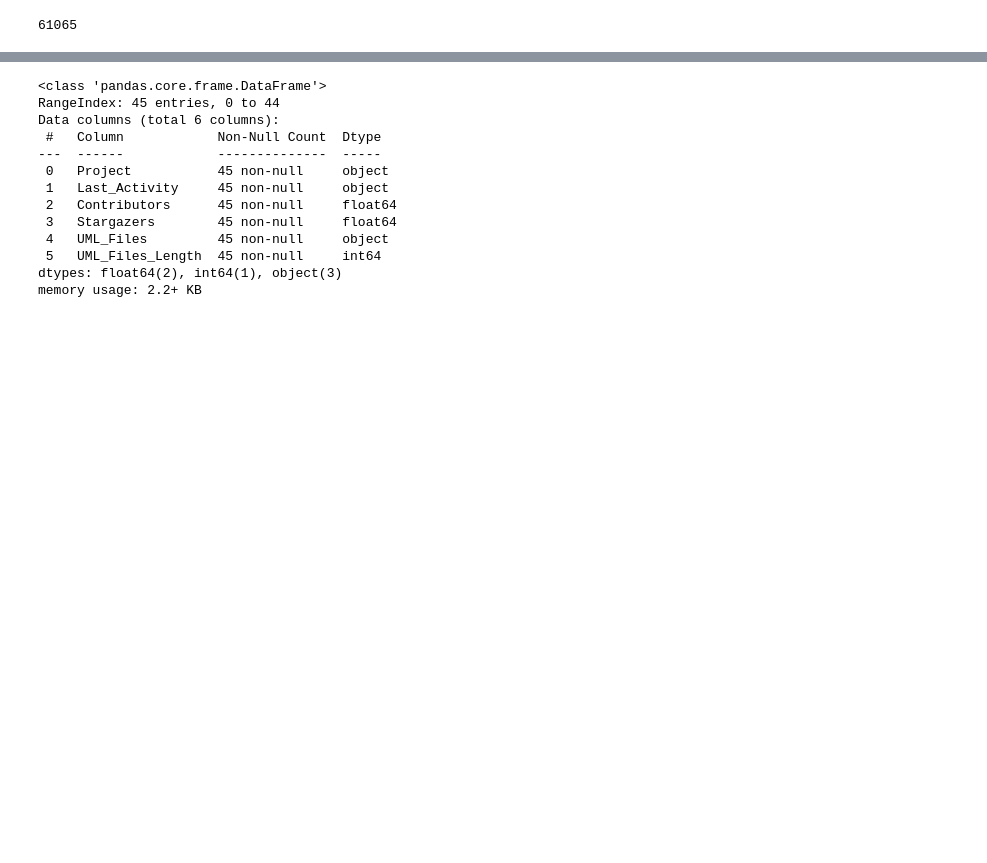
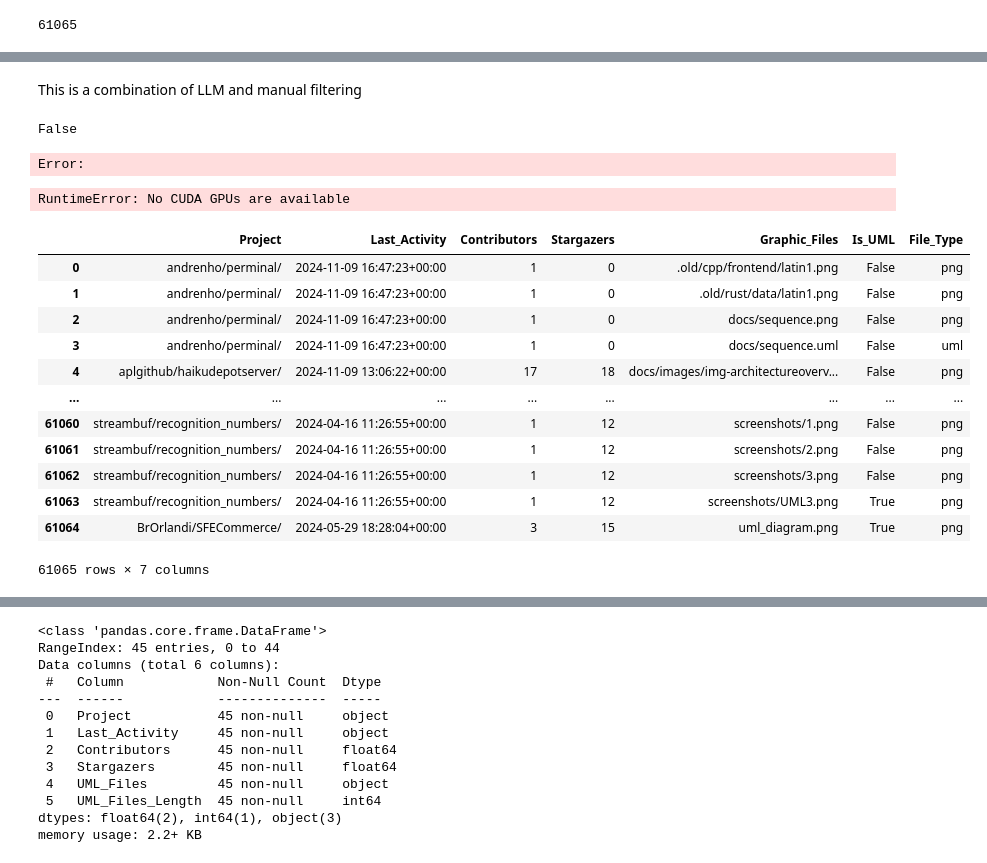
Before and after one commit to zakipauzi/uml_code_traceability, a Jupyter notebook: 2_filter_repos.ipynb, the cells around one changed output, grey strips where cells are left out. Drawn from its saved outputs; the diff is of its cells as text; code cells hidden in the pictures; blank space fills up the shorter version.

```diff
--- a/2_filter_repos.ipynb
+++ b/2_filter_repos.ipynb
@@ -109,0 +33,27 @@ filtered_repo_graphics_check_df.head()
+# %% [markdown]
+This is a combination of LLM and manual filtering
+# %%
+import torch
+torch.cuda.is_available()
+# %% [output]
+False
+Error:
+# %%
+from transformers import AutoModel, AutoTokenizer
+
+filepath_model = "C:/Users/biadge/MiniCPM-o-2_6"  # path to the model
+model = AutoModel.from_pretrained(filepath_model,
+                                  trust_remote_code=True,
+                                  use_safetensors=True,
+                                  attn_implementation='sdpa',
+                                  torch_dtype=torch.bfloat16,
+                                  init_vision=True,
+                                  init_audio=True,
+                                  init_tts=True)
+
+model = model.eval().cuda()
+
+tokenizer = AutoTokenizer.from_pretrained(filepath_model, trust_remote_code=True)
+model.init_tts()
+# %% [output]
+RuntimeError: No CUDA GPUs are available
@@ -109,0 +114,20 @@ filtered_repo_graphics_check_df.head()
+# %%
+# get results of LLM and manual filtering
+
+sampled_repo_graphics_uml_df = pd.read_csv("sampled_repo_graphics_uml_df.csv")
+sampled_repo_graphics_uml_df['File_Type'] = sampled_repo_graphics_uml_df['Graphic_Files'].apply(lambda x: x.rsplit('.', 1)[-1])
+sampled_repo_graphics_uml_df
+# %% [output]
+|  | Project | Last_Activity | Contributors | Stargazers | Graphic_Files | Is_UML | File_Type |
+| 0 | andrenho/perminal/ | 2024-11-09 16:47:23+00:00 | 1 | 0 | .old/cpp/frontend/latin1.png | False | png |
+| 1 | andrenho/perminal/ | 2024-11-09 16:47:23+00:00 | 1 | 0 | .old/rust/data/latin1.png | False | png |
+| 2 | andrenho/perminal/ | 2024-11-09 16:47:23+00:00 | 1 | 0 | docs/sequence.png | False | png |
+| 3 | andrenho/perminal/ | 2024-11-09 16:47:23+00:00 | 1 | 0 | docs/sequence.uml | False | uml |
+| 4 | aplgithub/haikudepotserver/ | 2024-11-09 13:06:22+00:00 | 17 | 18 | docs/images/img-architectureoverv... | False | png |
+| ... | ... | ... | ... | ... | ... | ... | ... |
+| 61060 | streambuf/recognition_numbers/ | 2024-04-16 11:26:55+00:00 | 1 | 12 | screenshots/1.png | False | png |
+| 61061 | streambuf/recognition_numbers/ | 2024-04-16 11:26:55+00:00 | 1 | 12 | screenshots/2.png | False | png |
+| 61062 | streambuf/recognition_numbers/ | 2024-04-16 11:26:55+00:00 | 1 | 12 | screenshots/3.png | False | png |
+| 61063 | streambuf/recognition_numbers/ | 2024-04-16 11:26:55+00:00 | 1 | 12 | screenshots/UML3.png | True | png |
+| 61064 | BrOrlandi/SFECommerce/ | 2024-05-29 18:28:04+00:00 | 3 | 15 | uml_diagram.png | True | png |
+61065 rows × 7 columns
```
Also changed, not shown: parts of 13 cells of this notebook, 3 other files.
